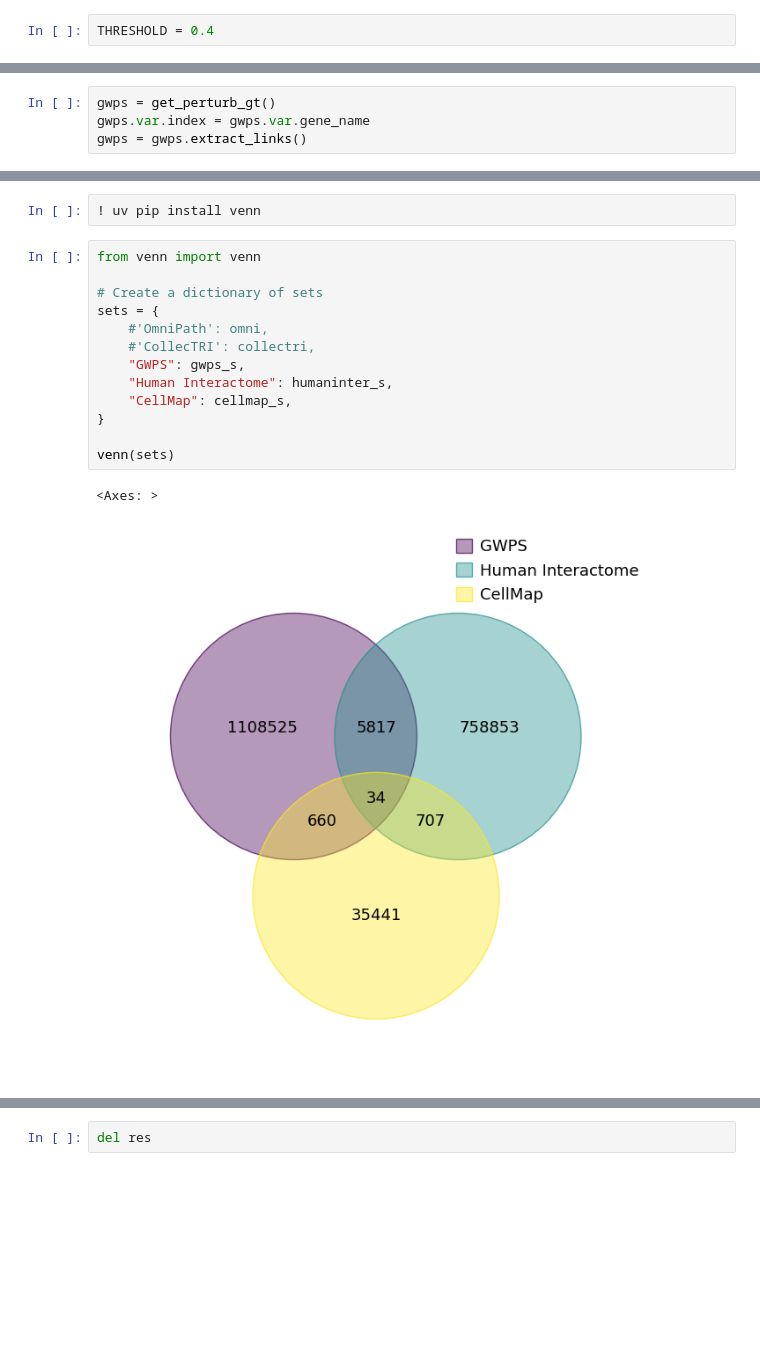
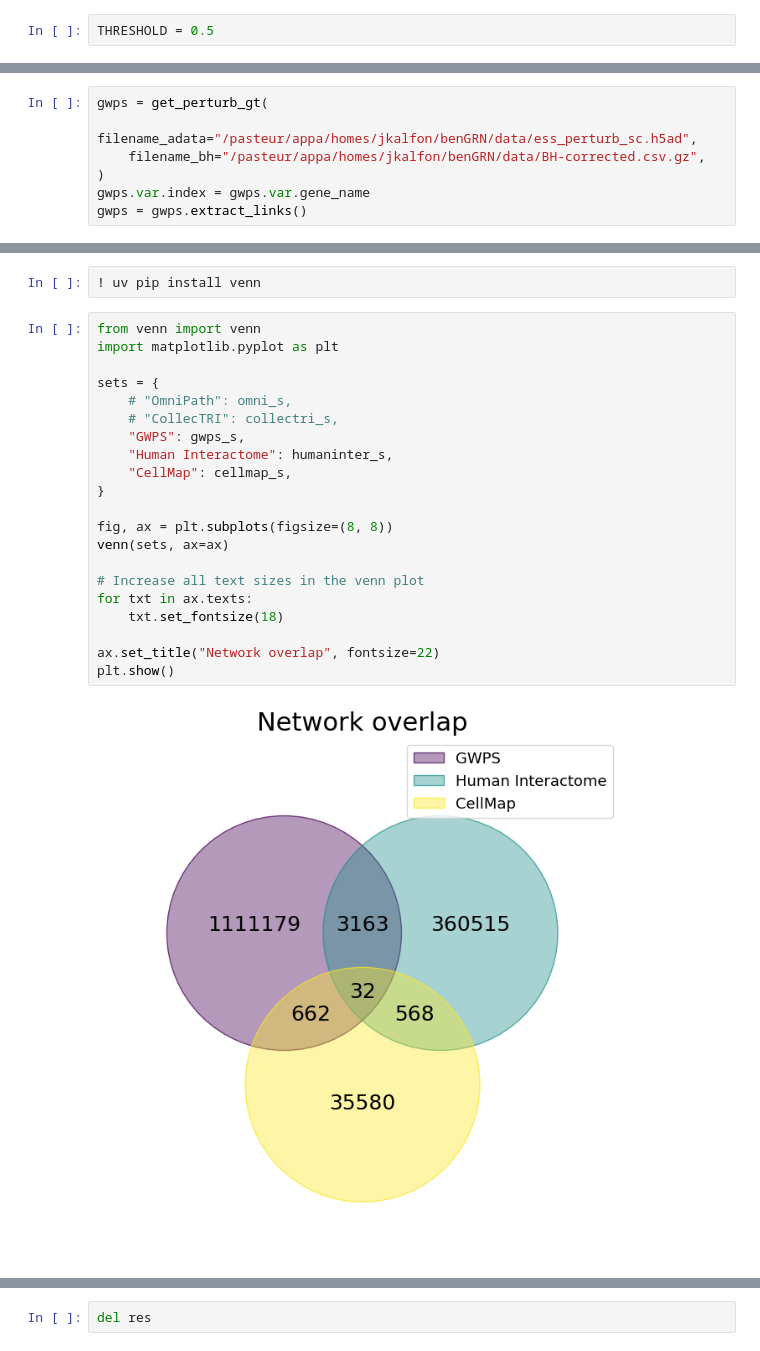
Before and after one commit to Huang-lab/Microglia_foundation_model, a Jupyter notebook: notebooks/scPRINT-2-repro-notebooks/gene_networks.ipynb, the cells around one changed output, grey strips where cells are left out. Drawn from its saved outputs; the diff is of its cells as text; blank space fills up the shorter version.

```diff
--- a/notebooks/scPRINT-2-repro-notebooks/gene_networks.ipynb
+++ b/notebooks/scPRINT-2-repro-notebooks/gene_networks.ipynb
@@ -94,7 +96,7 @@ res.to_parquet(LOC + "/RF2-PPI.parquet")
 # %%
 res = pd.read_parquet(LOC + "/RF2-PPI.parquet")
 # %%
-THRESHOLD = 0.4
+THRESHOLD = 0.5
 # %%
 humaninter_s = set(
     res[res["RF2-PPI_interaction_probability"] > THRESHOLD]["geneA"]
@@ -149,7 +151,10 @@ cellmap_s = set([s + "_" + t for s, t in cellmap.iloc[:, [2, 4]].values])
 # %% [markdown]
 # (OPTIONAL) comparison of ground truth gene networks
 # %%
-gwps = get_perturb_gt()
+gwps = get_perturb_gt(
+    filename_adata="/pasteur/appa/homes/jkalfon/benGRN/data/ess_perturb_sc.h5ad",
+    filename_bh="/pasteur/appa/homes/jkalfon/benGRN/data/BH-corrected.csv.gz",
+)
 gwps.var.index = gwps.var.gene_name
 gwps = gwps.extract_links()
 # %%
@@ -235,20 +240,27 @@ humaninter_s
 ! uv pip install venn
 # %%
 from venn import venn
+import matplotlib.pyplot as plt
 
-# Create a dictionary of sets
 sets = {
-    #'OmniPath': omni,
-    #'CollecTRI': collectri,
+    # "OmniPath": omni_s,
+    # "CollecTRI": collectri_s,
     "GWPS": gwps_s,
     "Human Interactome": humaninter_s,
     "CellMap": cellmap_s,
 }
 
-venn(sets)
+fig, ax = plt.subplots(figsize=(8, 8))
+venn(sets, ax=ax)
+
+# Increase all text sizes in the venn plot
+for txt in ax.texts:
+    txt.set_fontsize(18)
+
+ax.set_title("Network overlap", fontsize=22)
+plt.show()
 # %% [output]
-<Axes: >
-[figure, old version]
+[figure, new version]
 # %%
 sets = {
     "OmniPath": omni_s,
```
Also changed, not shown: parts of 17 cells of this notebook, 14 other files.
